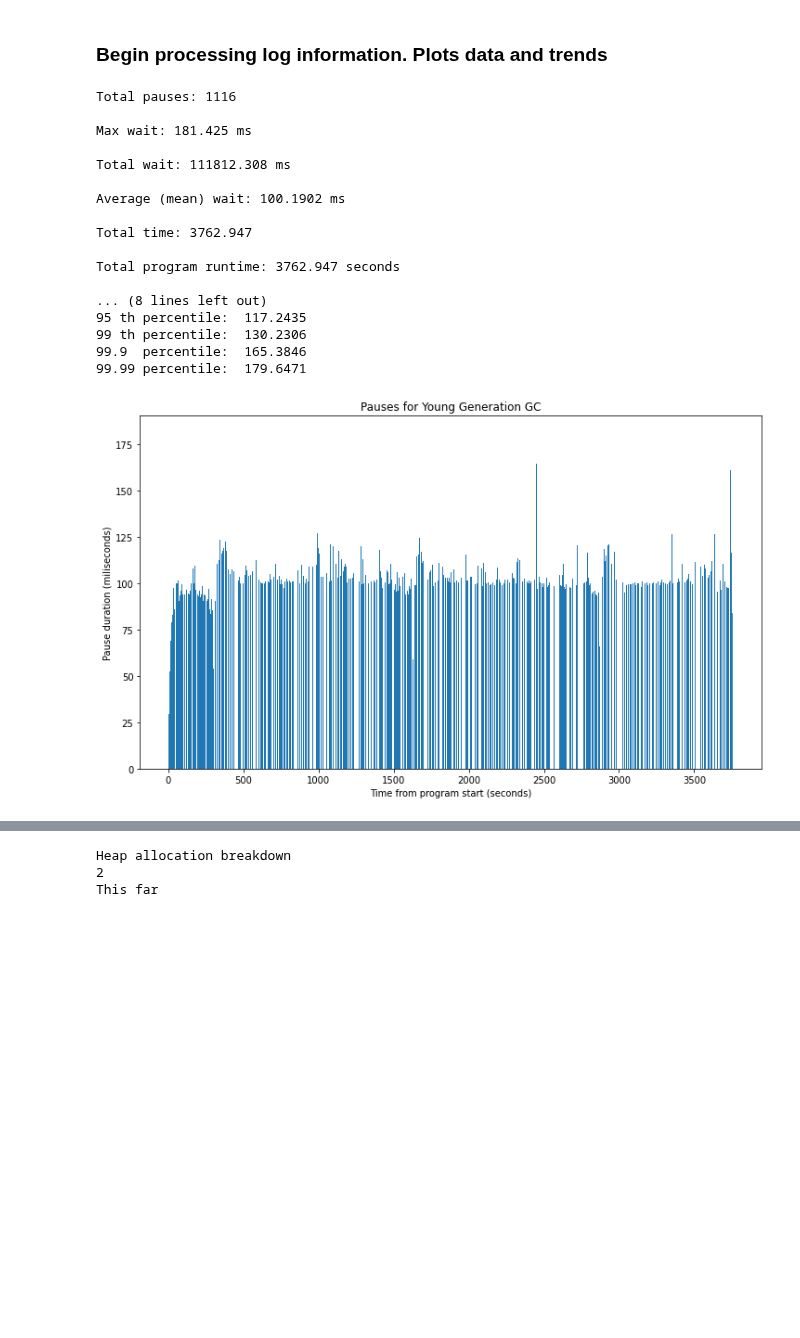
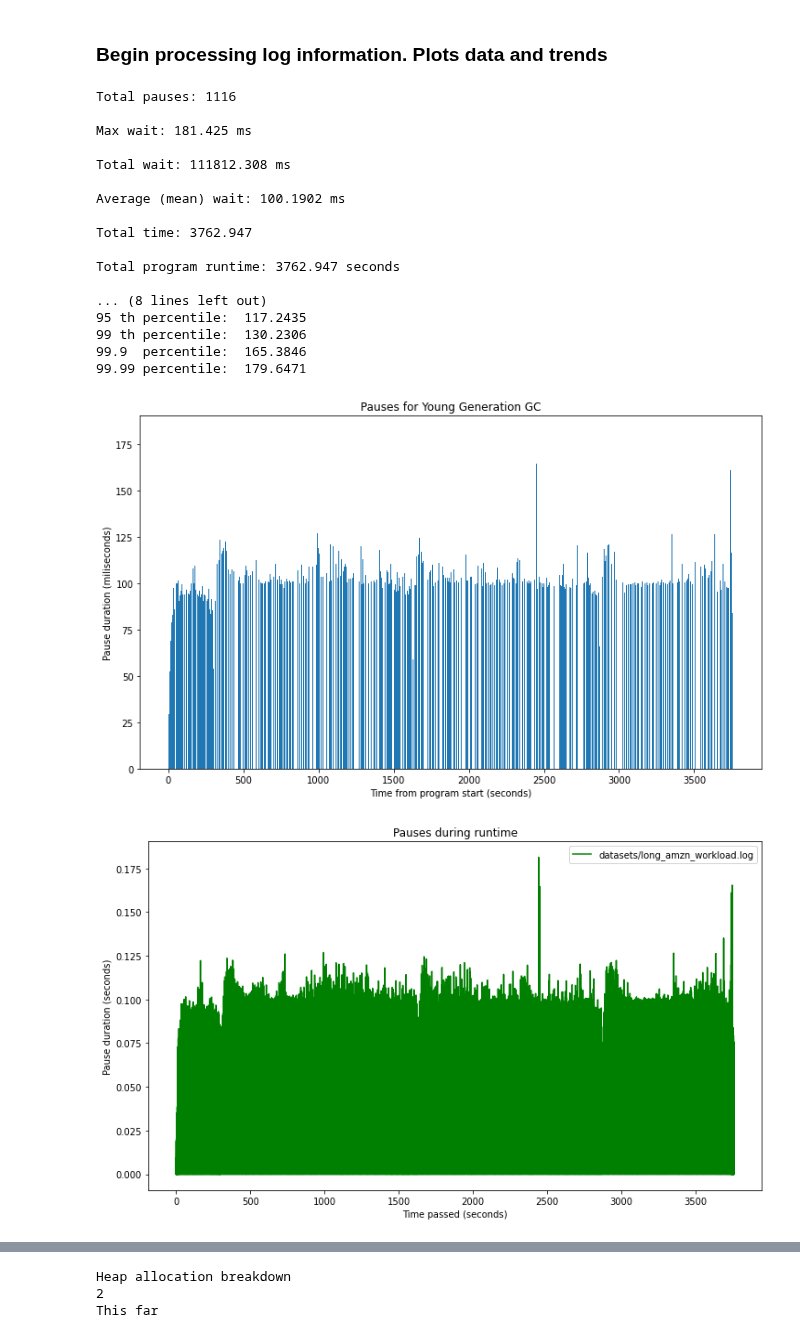
Before and after one commit to apple/GCGC, a Jupyter notebook: Jupyter-everything/log_analysis.ipynb, the cells around one changed output, grey strips where cells are left out. Saved outputs shown, nothing was run; the diff lists cells and outputs as text; code cells hidden in the pictures; blank space fills up the shorter version.

```diff
--- a/Jupyter-everything/log_analysis.ipynb
+++ b/Jupyter-everything/log_analysis.ipynb
@@ -55,34 +46,39 @@ else:
 ''' Begin processing log information into specific variables '''
 from scripts import process_log as pl
 from scripts import plot_data as dplt
+from scripts import cl_revised as cl
 
 # Get the pauses information from that file.
 table_young_pauses = pl.getYoungPauses(create_csv = False)
 
 if len(table_young_pauses) > 0:
     # plot the data for pauses, printing to output the trends.
     dplt.plot_pauses(table_young_pauses)
+    cl.setFiles([pl.getLogPath()], [str(pl.getLogPath())])
+    cl.comparePauses(True, 12, 12)
+
 else:
     print("No information recorded")
 
 # To inspect more information about this, access the variable "table_ypauses"
 # TODO: Transform second table into line graph
 # %% [output]
 Total pauses: 1116
 
 Max wait: 181.425 ms
 
 Total wait: 111812.308 ms
 
 Average (mean) wait: 100.1902 ms
 
 Total time: 3762.947
 
 Total program runtime: 3762.947 seconds
 
 ... (8 lines left out)
 95 th percentile:  117.2435
 99 th percentile:  130.2306
 99.9  percentile:  165.3846
 99.99 percentile:  179.6471
 [figure]
+[figure, added]
```
Also changed, not shown: parts of 4 cells of this notebook, 5 other files.
